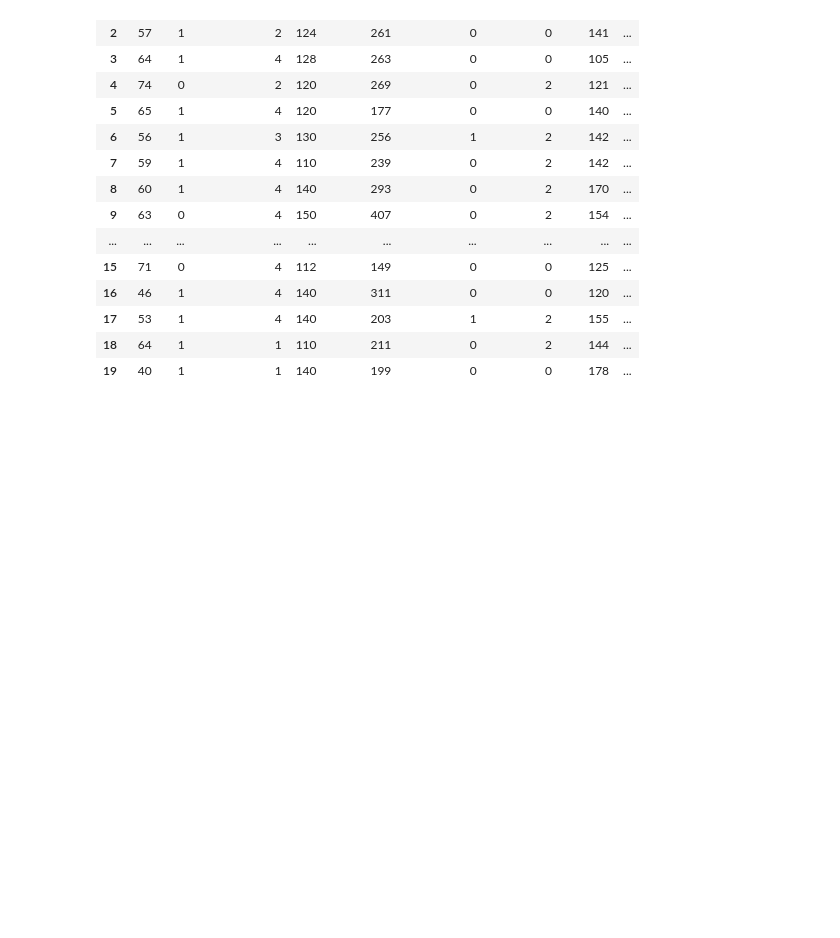
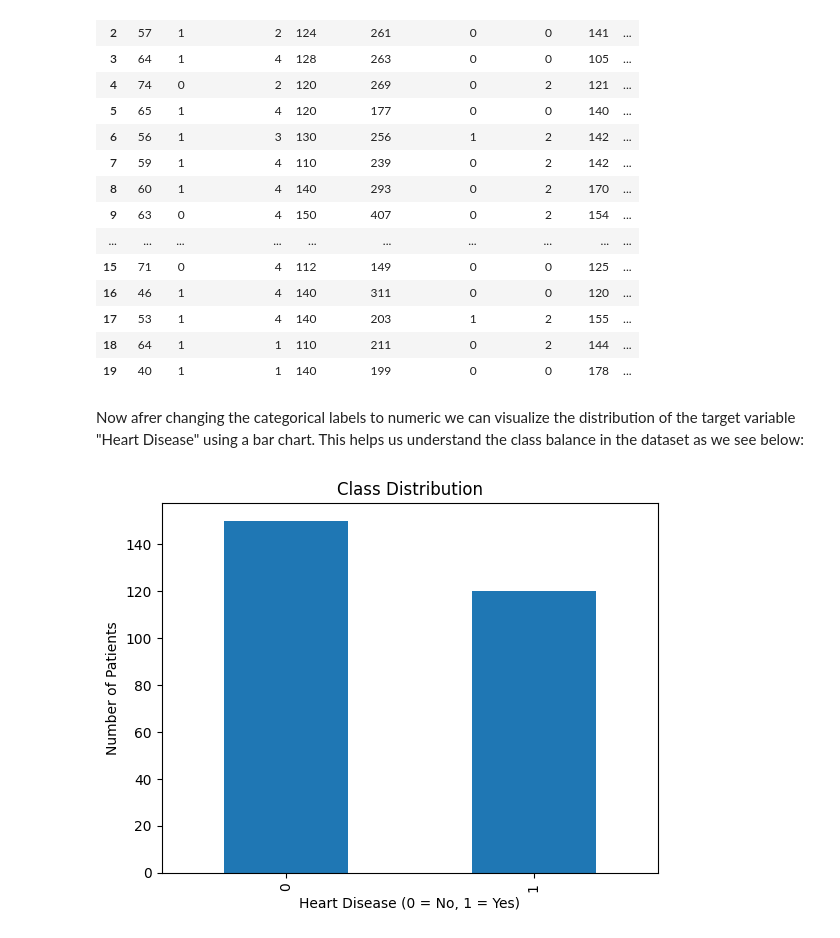
Before and after one commit to CamiloFdez/-Logistic-Regression-AREP-Lab2, a Jupyter notebook: Heart_Disease_Laboratory.ipynb, the cells around one changed output. Drawn from its saved outputs; the diff is of its cells as text; code cells hidden in the pictures; blank space fills up the shorter version.

Commit message:
Adding notebook and images

```diff
--- a/Heart_Disease_Laboratory.ipynb
+++ b/Heart_Disease_Laboratory.ipynb
@@ -70,3 +77,13 @@ df.head(20)
 | 17 | 53 | 1 | 4 | 140 | 203 | 1 | 2 | 155 | ... |
 | 18 | 64 | 1 | 1 | 110 | 211 | 0 | 2 | 144 | ... |
 | 19 | 40 | 1 | 1 | 140 | 199 | 0 | 0 | 178 | ... |
+# %% [markdown]
+Now afrer changing the categorical labels to numeric we can visualize the distribution of the target variable "Heart Disease" using a bar chart. This helps us understand the class balance in the dataset as we see below:
+# %%
+df["Heart Disease"].value_counts().plot(kind="bar")
+plt.title("Class Distribution")
+plt.xlabel("Heart Disease (0 = No, 1 = Yes)")
+plt.ylabel("Number of Patients")
+plt.show()
+# %% [output]
+[figure, added]
```
Also changed, not shown: parts of 56 cells of this notebook, 8 other files.
